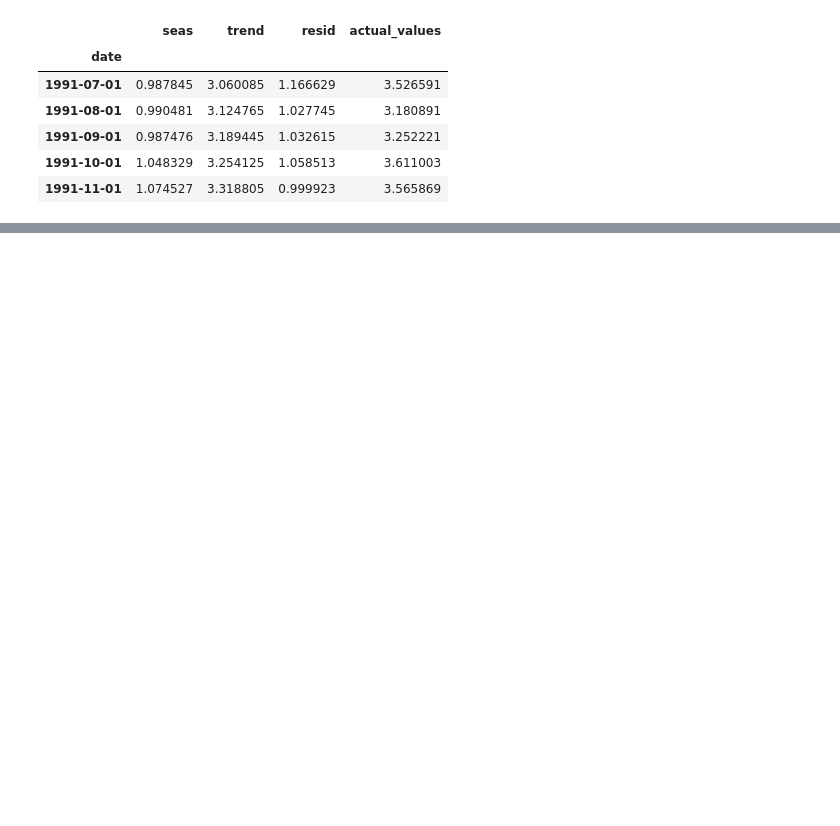
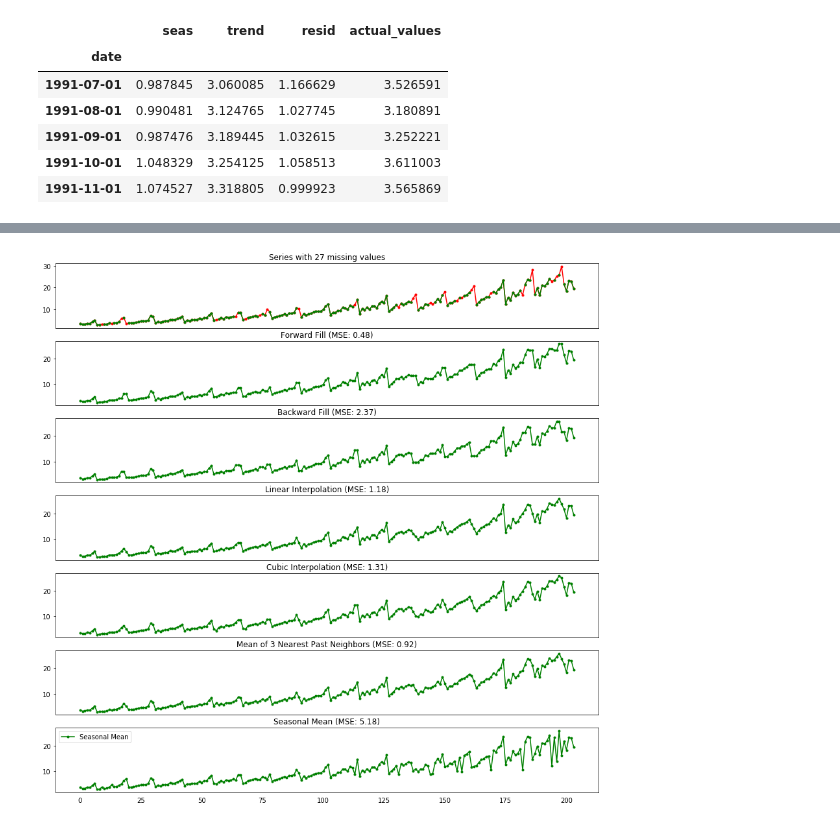
Before and after one commit to dksifoua/Time-Series-Analysis, a Jupyter notebook: Time Series Analysis.ipynb, the cells around one changed output, grey strips where cells are left out. Drawn from its saved outputs; the diff is of its cells as text; code cells hidden in the pictures; blank space fills up the shorter version.

```diff
--- a/Time Series Analysis.ipynb
+++ b/Time Series Analysis.ipynb
@@ -225,0 +402,89 @@ If we check, the product of `seas`, `trend` and `resid` columns should exactly e
+# %%
+df_nan = df.reset_index()
+random.seed(9001)
+for i in set([randint(0, df_nan.shape[0]) for _ in range(30)]):
+    df_nan.loc[i, 'value'] = np.nan
+
+fig, axes = plt.subplots(7, 1, sharex=True, figsize=(15, 15))
+plt.rcParams.update({'xtick.bottom' : False})
+
+# 1. Actual -------------------------------
+axes[0].plot(df.value.values, '.-', color='red', label='Actual')
+axes[0].plot(df_nan.value, '.-', color='green', label='Actual')
+axes[0].set_title(f'Series with {df_nan.value.isna().sum()} missing values')
+
+# 2. Forward Fill --------------------------
+df_nan_ffill = df_nan.ffill()
+error = np.round(mean_squared_error(df['value'], df_nan_ffill['value']), 2)
+axes[1].plot(df_nan_ffill.value, '.-', color='green', label='Forward Fill')
+axes[1].set_title(f'Forward Fill (MSE: {error})')
+
+# 3. Backward Fill -------------------------
+df_nan_bfill = df_nan.bfill()
+error = np.round(mean_squared_error(df['value'], df_nan_bfill['value']), 2)
+axes[2].plot(df_nan_bfill.value, '.-', color='green', label='Backward Fill')
+axes[2].set_title(f'Backward Fill (MSE: {error})')
+
+## 4. Linear Interpolation ------------------
+df_nan['idx'] = np.arange(df_nan.shape[0])
+df_nona = df_nan.dropna(subset=['value'])
+f = interp1d(df_nona['idx'], df_nona['value'])
+df_nan['linear_fill'] = f(df_nan['idx'])
+error = np.round(mean_squared_error(df['value'], df_nan['linear_fill']), 2)
+axes[3].plot(df_nan.linear_fill, '.-', color='green', label='Linear Interpolation')
+axes[3].set_title(f'Linear Interpolation (MSE: {error})')
+
+# 5. Cubic Interpolation --------------------
+f2 = interp1d(df_nona['idx'], df_nona['value'], kind='cubic')
+df_nan['cubic_fill'] = f2(df_nan['idx'])
+error = np.round(mean_squared_error(df['value'], df_nan['cubic_fill']), 2)
+axes[4].plot(df_nan.cubic_fill, '.-', color='green', label='Cubic Interpolation')
+axes[4].set_title(f'Cubic Interpolation (MSE: {error})')
+
+# Interpolation References:
+# https://docs.scipy.org/doc/scipy/reference/tutorial/interpolate.html
+# https://docs.scipy.org/doc/scipy/reference/interpolate.html
+
+## 6. Mean of 'n' Nearest Past Neighbors ------
+def knn_mean(ts, n):
+    out = np.copy(ts)
+    for i, val in enumerate(ts):
+        if np.isnan(val):
+            n_by_2 = np.ceil(n/2)
+            lower = np.max([0, int(i-n_by_2)])
+            upper = np.min([len(ts)+1, int(i+n_by_2)])
+            ts_near = np.concatenate([ts[lower:i], ts[i:upper]])
+            out[i] = np.nanmean(ts_near)
+    return out
+
+n = 3
+df_nan['knn_mean'] = knn_mean(df_nan.value.values, n)
+error = np.round(mean_squared_error(df['value'], df_nan['knn_mean']), 2)
+axes[5].plot(df_nan.knn_mean, '.-', color='green', label='Cubic Interpolation')
+axes[5].set_title(f'Mean of {n} Nearest Past Neighbors (MSE: {error})')
+
+## 7. Seasonal Mean ----------------------------
+def seasonal_mean(ts, n, lr=0.7):
+    """
+    Compute the mean of corresponding seasonal periods
+    ts: 1D array-like of the time series
+    n: Seasonal window length of the time series
+    """
+    out = np.copy(ts)
+    for i, val in enumerate(ts):
+        if np.isnan(val):
+            ts_seas = ts[i-1::-n]  # previous seasons only
+            if np.isnan(np.nanmean(ts_seas)):
+                ts_seas = np.concatenate([ts[i-1::-n], ts[i::n]])  # previous and forward
+            out[i] = np.nanmean(ts_seas) * lr
+    return out
+
+df_nan['seasonal_mean'] = seasonal_mean(df_nan.value, n=12, lr=1.25)
+error = np.round(mean_squared_error(df['value'], df_nan['seasonal_mean']), 2)
+axes[6].plot(df_nan.seasonal_mean, '.-', color='green', label='Seasonal Mean')
+axes[6].set_title(f'Seasonal Mean (MSE: {error})')
+
+plt.legend()
+plt.show()
+# %% [output]
+[figure, added]
```
Also changed, not shown: parts of 21 cells of this notebook, 1 other file.
